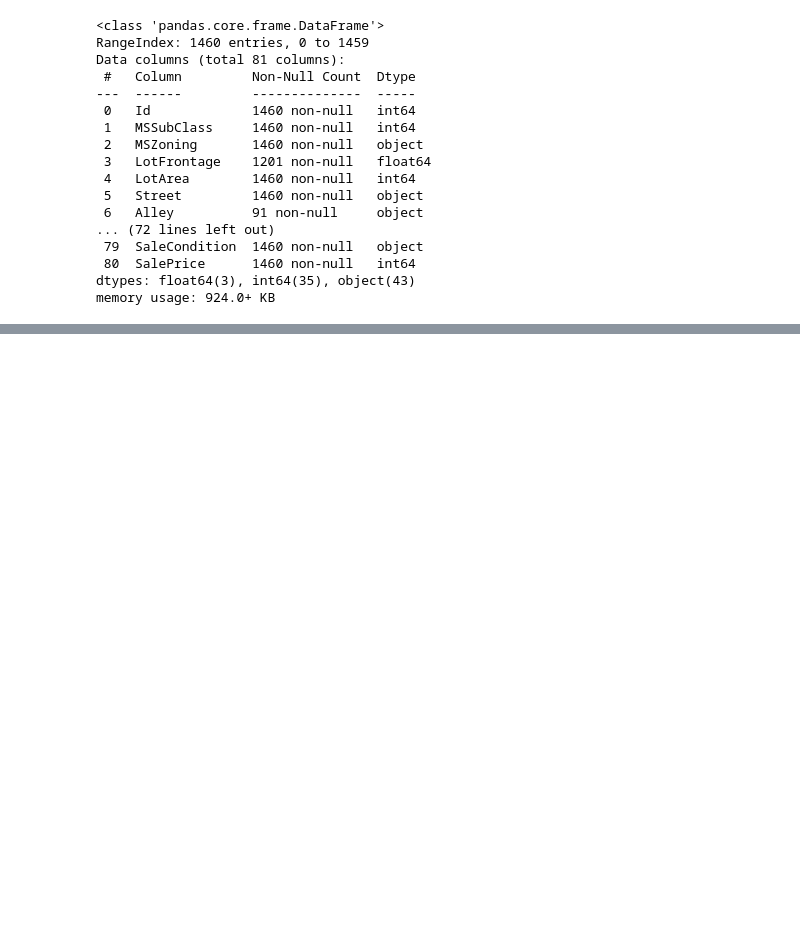
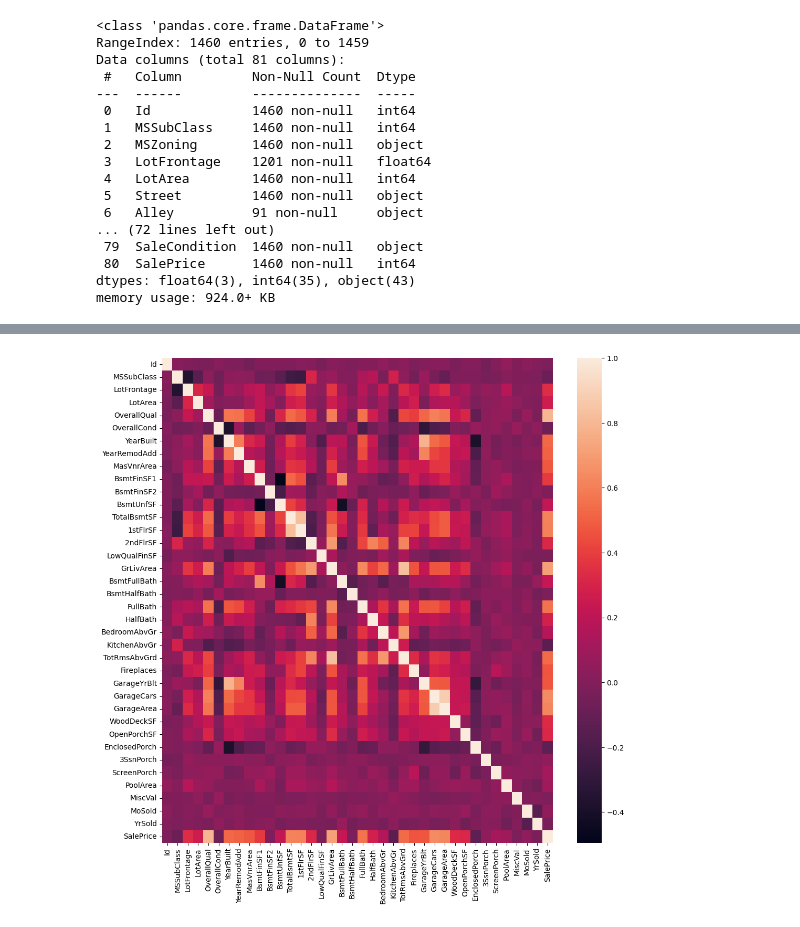
Before and after one commit to mizaqq/housepricesml, a Jupyter notebook: model/data_analysis.ipynb, the cells around one changed output, grey strips where cells are left out. Drawn from its saved outputs; the diff is of its cells as text; code cells hidden in the pictures; blank space fills up the shorter version.

Commit message:
gitignore update, data_analysis refactor,corr test

```diff
--- a/model/data_analysis.ipynb
+++ b/model/data_analysis.ipynb
@@ -74,0 +68,8 @@ numeric_df.corr()
+# %%
+corr_matrix = numeric_df.corr()
+# %%
+plt.figure(figsize=(12, 12))
+sns.heatmap(corr_matrix)
+plt.show()
+# %% [output]
+[figure, added]
```
Also changed, not shown: parts of 6 cells of this notebook, 2 other files.
